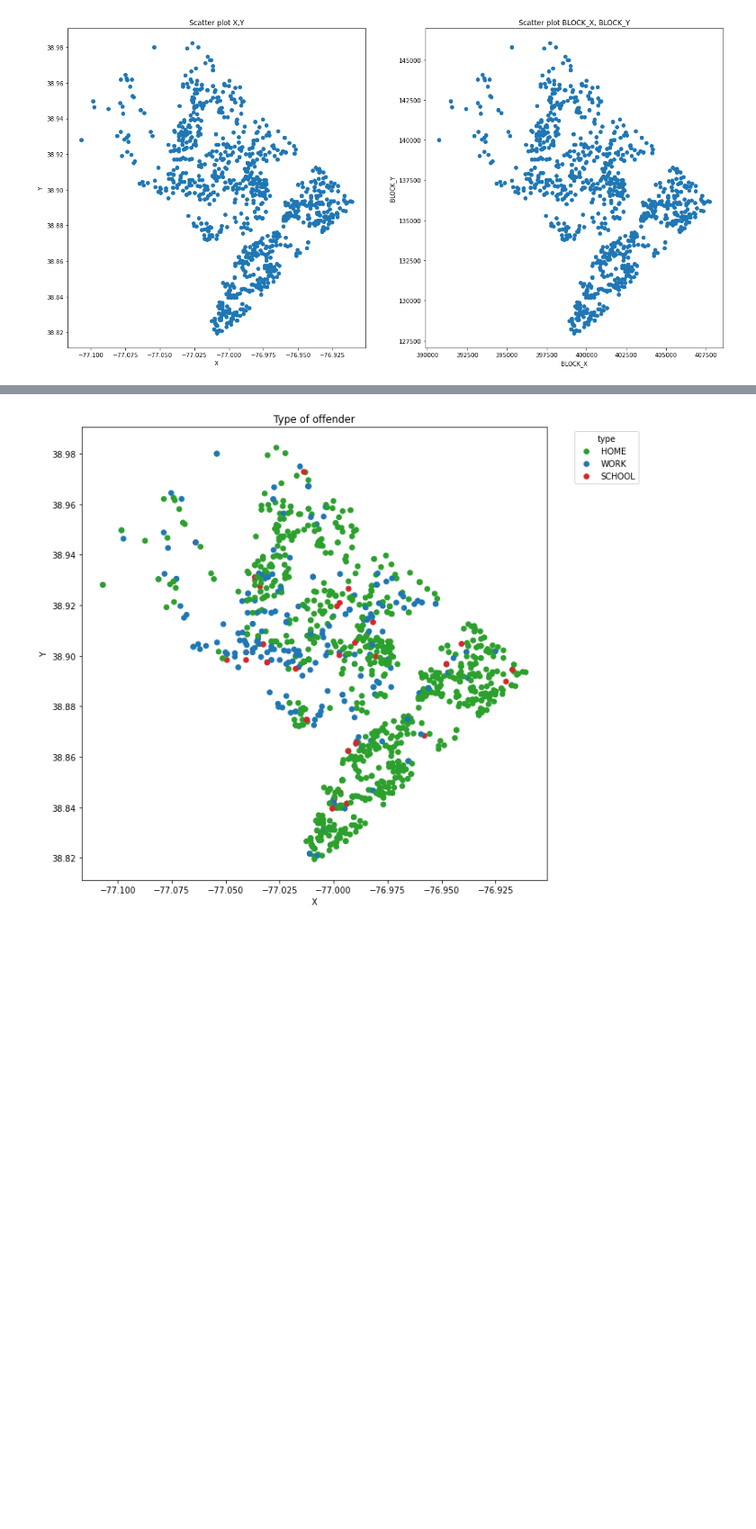
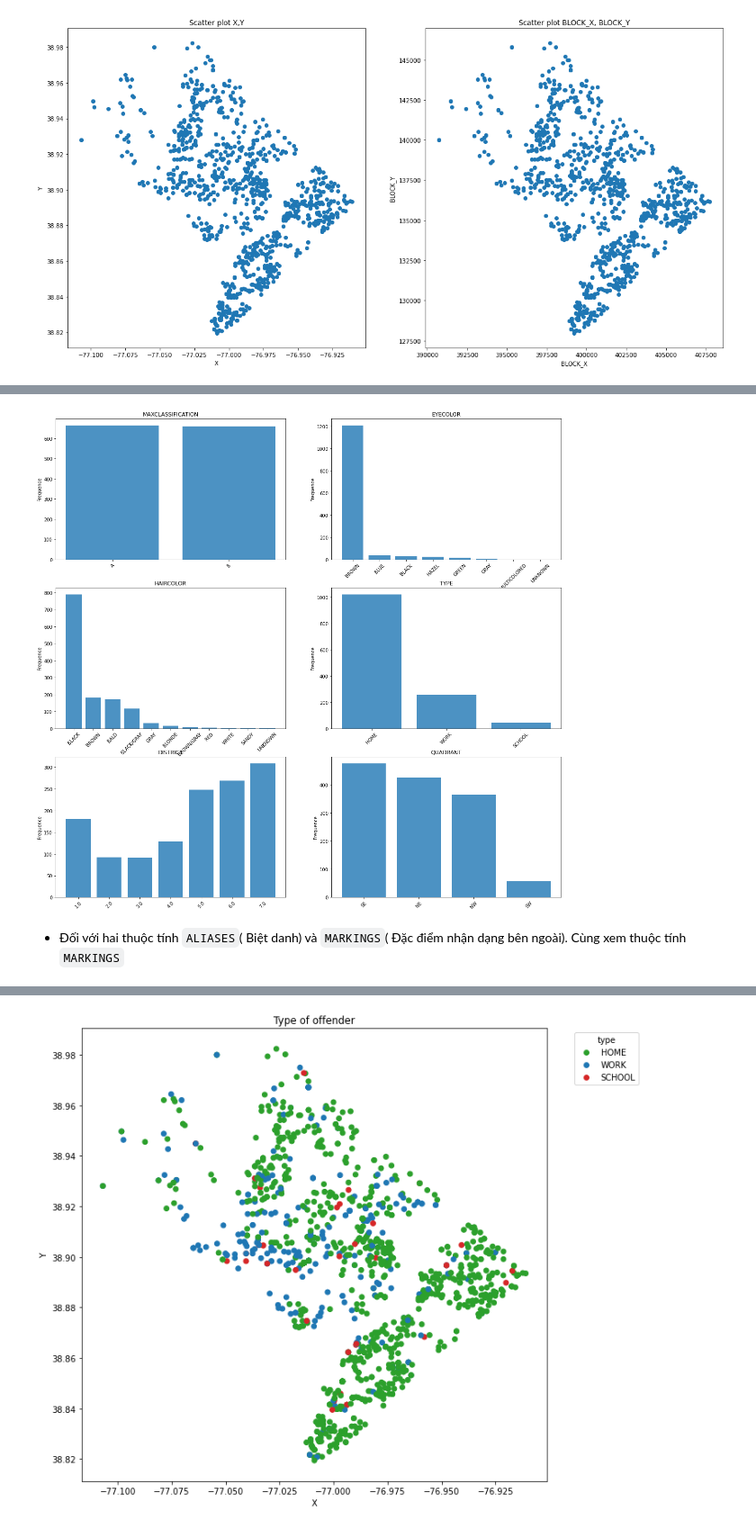
Before and after one commit to Truong1311/FinalProject_LTCKHDL, a Jupyter notebook: Truong.ipynb, the cells around one changed output, grey strips where cells are left out. Shown at 90% size. Saved outputs shown, nothing was run; the diff lists cells and outputs as text; code cells hidden in the pictures; blank space fills up the shorter version.

```diff
--- a/Truong.ipynb
+++ b/Truong.ipynb
@@ -61,0 +286,23 @@ fig.show()
+# %%
+# Quan sát một vài thuộc tính.
+some_cate_cols = ['MAXCLASSIFICATION','EYECOLOR','HAIRCOLOR','TYPE','DISTRICT','QUADRANT']
+
+i = 1
+plt.figure(figsize=(20,40))
+
+for cate_col in some_cate_cols:
+    ax = plt.subplot(6,2,i)
+    val = data[cate_col].value_counts()
+    labels = val.index
+    ax.bar(labels,val, alpha = 0.8)
+    ax.set_title(cate_col)
+    ax.set_xlabel('')
+    ax.set_ylabel('Frequence')
+    ax.set_xticks(labels)
+    ax.set_xticklabels(labels, rotation = 45)
+    i+=1
+plt.show()
+# %% [output]
+[figure, added]
+# %% [markdown]
+- Đối với hai thuộc tính `ALIASES`( Biệt danh) và `MARKINGS`( Đặc điểm nhận dạng bên ngoài). Cùng xem thuộc tính `MARKINGS`
```
Also changed, not shown: parts of 48 cells of this notebook.
